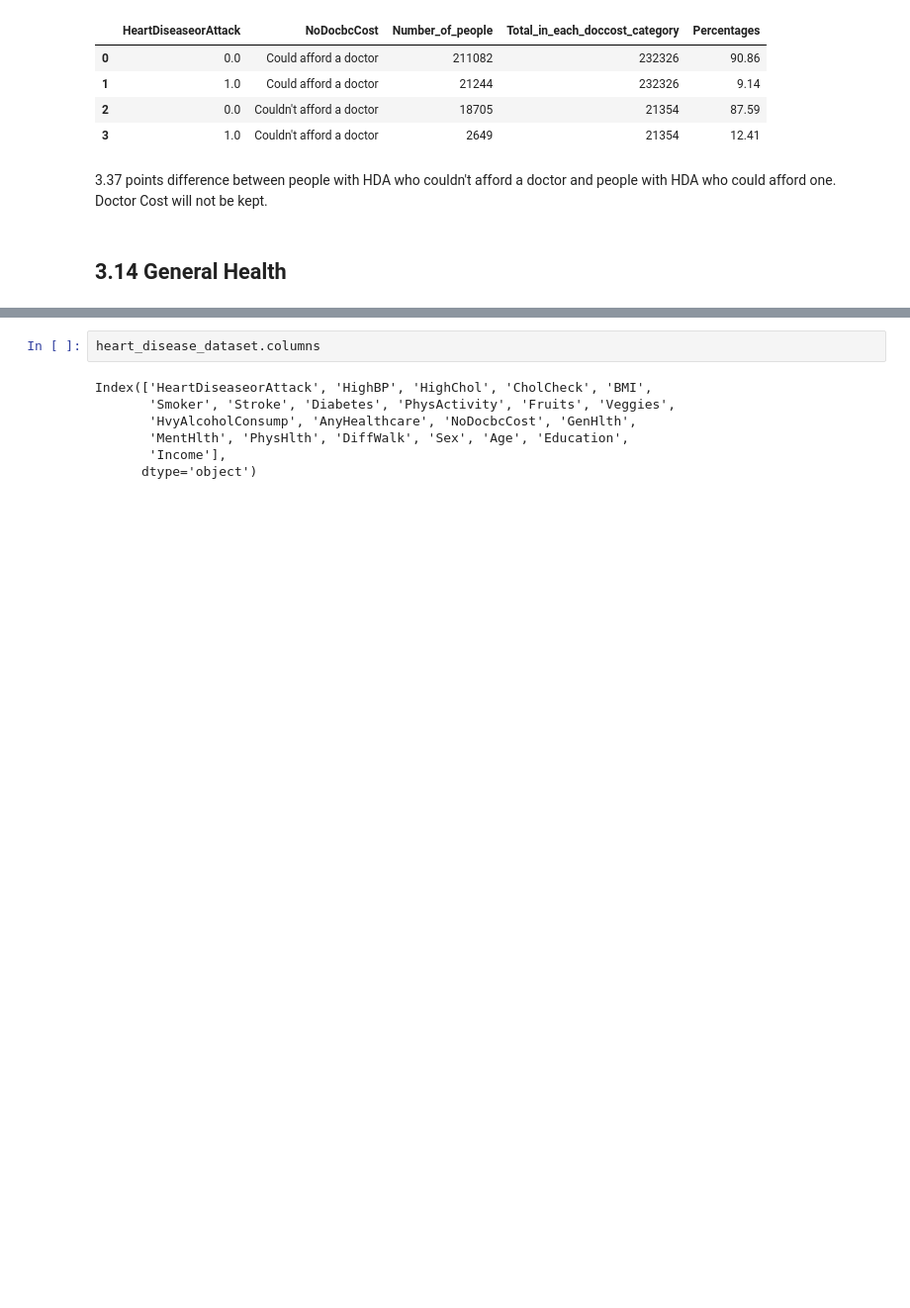
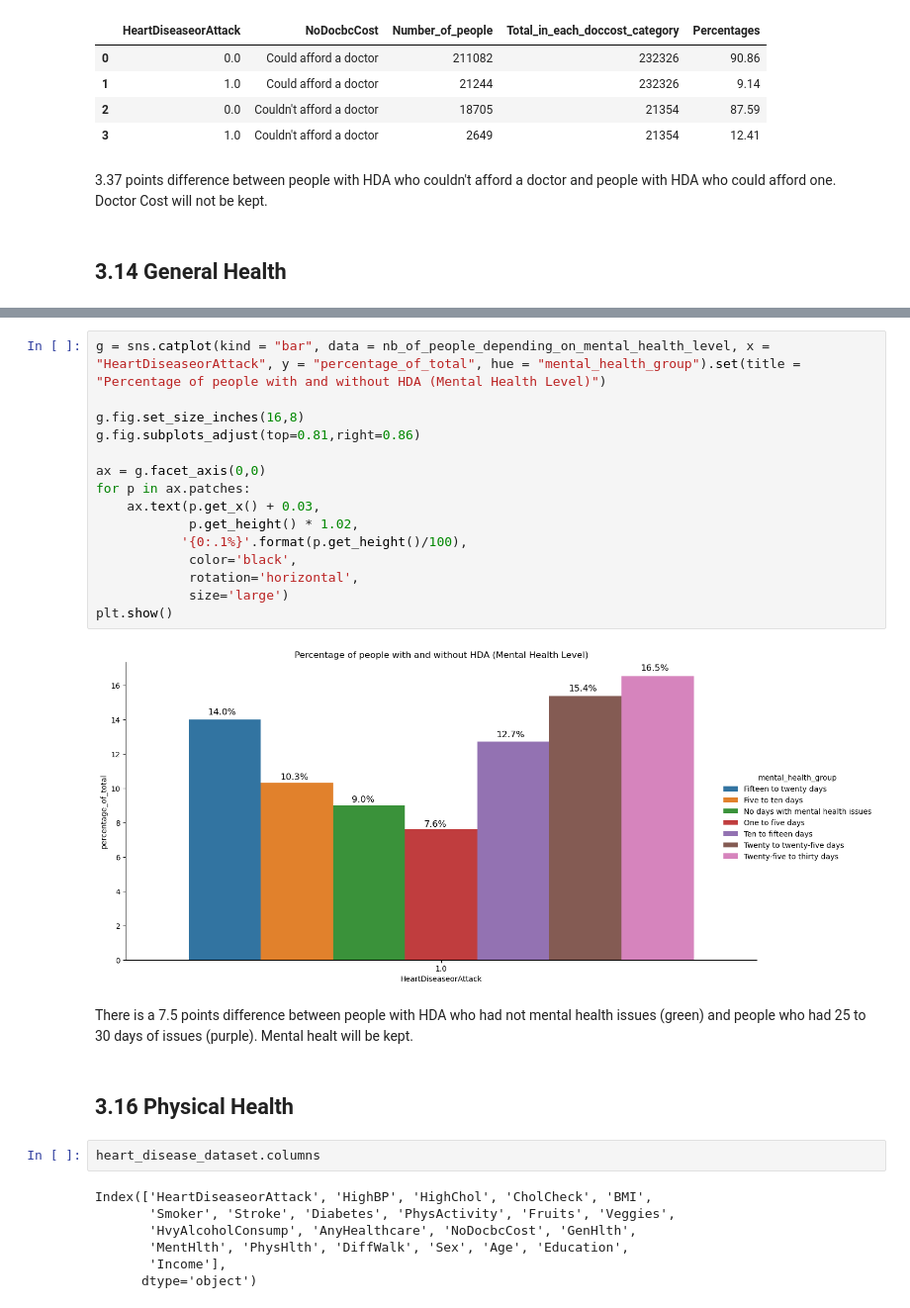
Before and after one commit to MaudGes/Heart_disease_model, a Jupyter notebook: Heart_Disease_EDA.ipynb, the cells around one changed output, grey strips where cells are left out. Shown at 99% size. Saved outputs shown, nothing was run; the diff lists cells and outputs as text; blank space fills up the shorter version.

```diff
--- a/Heart_Disease_EDA.ipynb
+++ b/Heart_Disease_EDA.ipynb
@@ -1346,3 +1648,24 @@ Would you say that in general your health is:
+# %%
+g = sns.catplot(kind = "bar", data = nb_of_people_depending_on_mental_health_level, x = "HeartDiseaseorAttack", y = "percentage_of_total", hue = "mental_health_group").set(title = "Percentage of people with and without HDA (Mental Health Level)")
+
+g.fig.set_size_inches(16,8)
+g.fig.subplots_adjust(top=0.81,right=0.86)
+
+ax = g.facet_axis(0,0)
+for p in ax.patches:
+    ax.text(p.get_x() + 0.03,
+            p.get_height() * 1.02,
+           '{0:.1%}'.format(p.get_height()/100),
+            color='black',
+            rotation='horizontal',
+            size='large')
+plt.show()
+# %% [output]
+[figure, added]
+# %% [markdown]
+There is a 7.5 points difference between people with HDA who had not mental health issues (green) and people who had 25 to 30 days of issues (purple). Mental healt will be kept.
+# %% [markdown]
+## 3.16 Physical Health
 # %%
 heart_disease_dataset.columns
 # %% [output]
```
Also changed, not shown: parts of 15 cells of this notebook.
